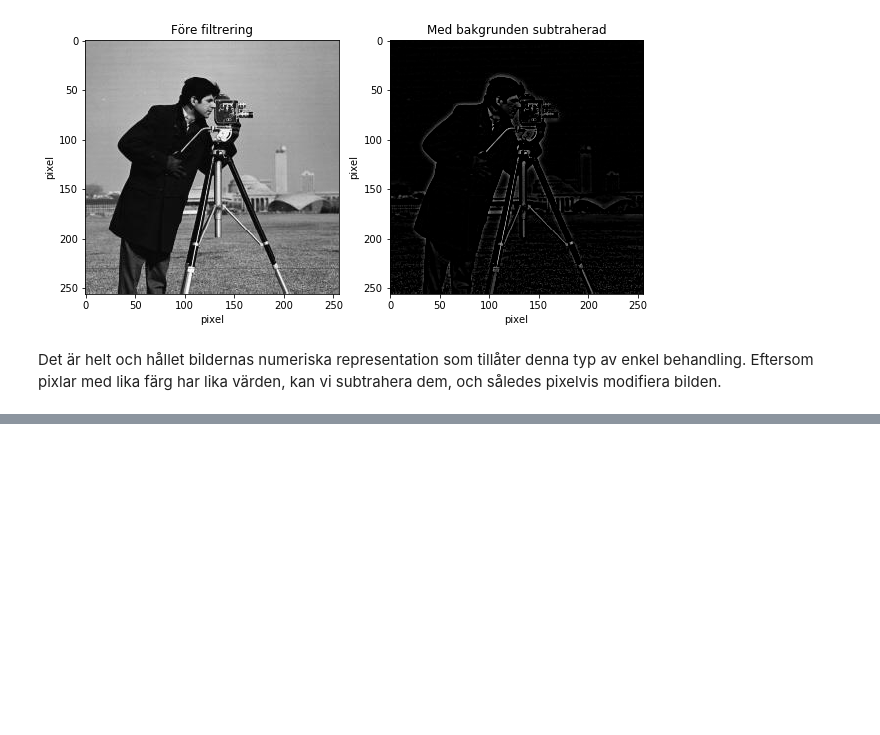
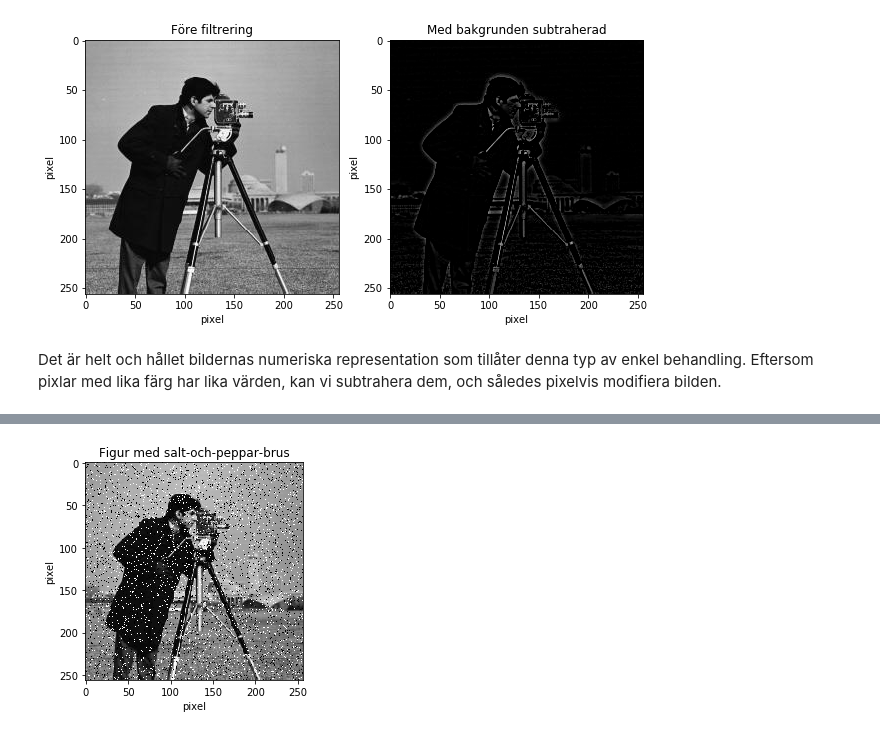
Before and after one commit to waahlstrand/metoder-inom-digital-humaniora, a Jupyter notebook: Representation av bilder.ipynb, the cells around one changed output, grey strips where cells are left out. Drawn from its saved outputs; the diff is of its cells as text; code cells hidden in the pictures; blank space fills up the shorter version.

```diff
--- a/Representation av bilder.ipynb
+++ b/Representation av bilder.ipynb
@@ -82,0 +103,4 @@ Bilder är på många sätt
+# %%
+f, ax = course.images.cameraman_w_noise('salt-och-peppar')
+# %% [output]
+[figure, added]
```
Also changed, not shown: parts of 14 cells of this notebook, 6 other files.
